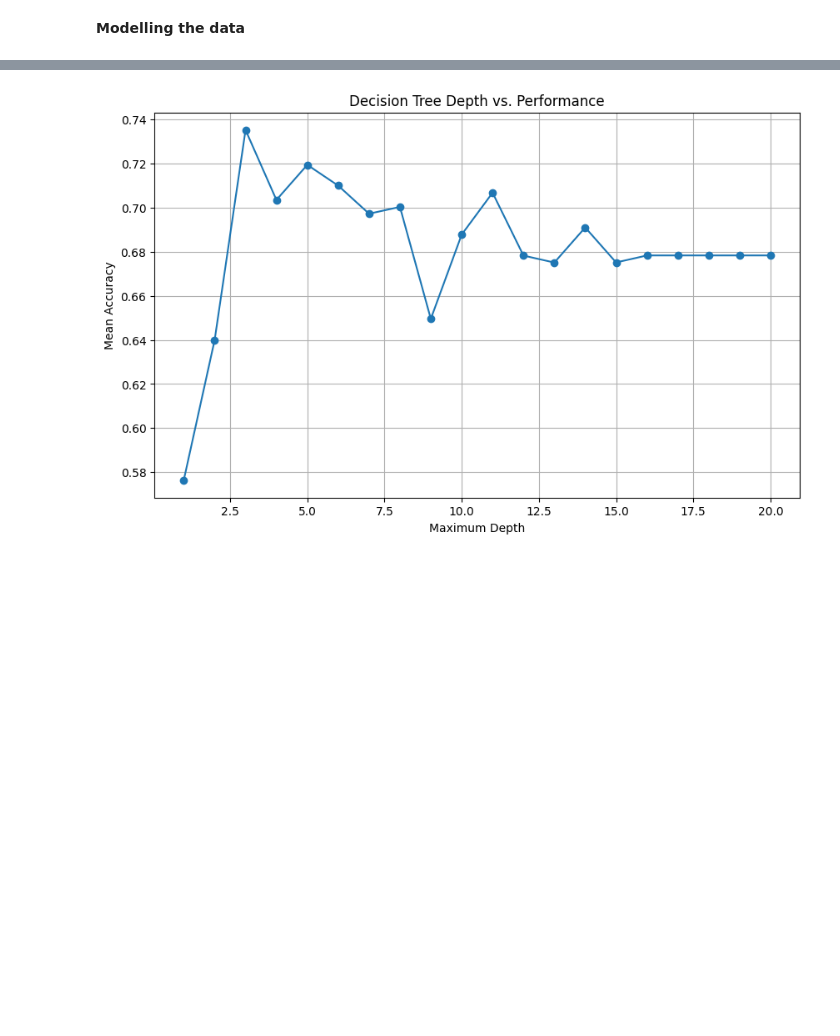
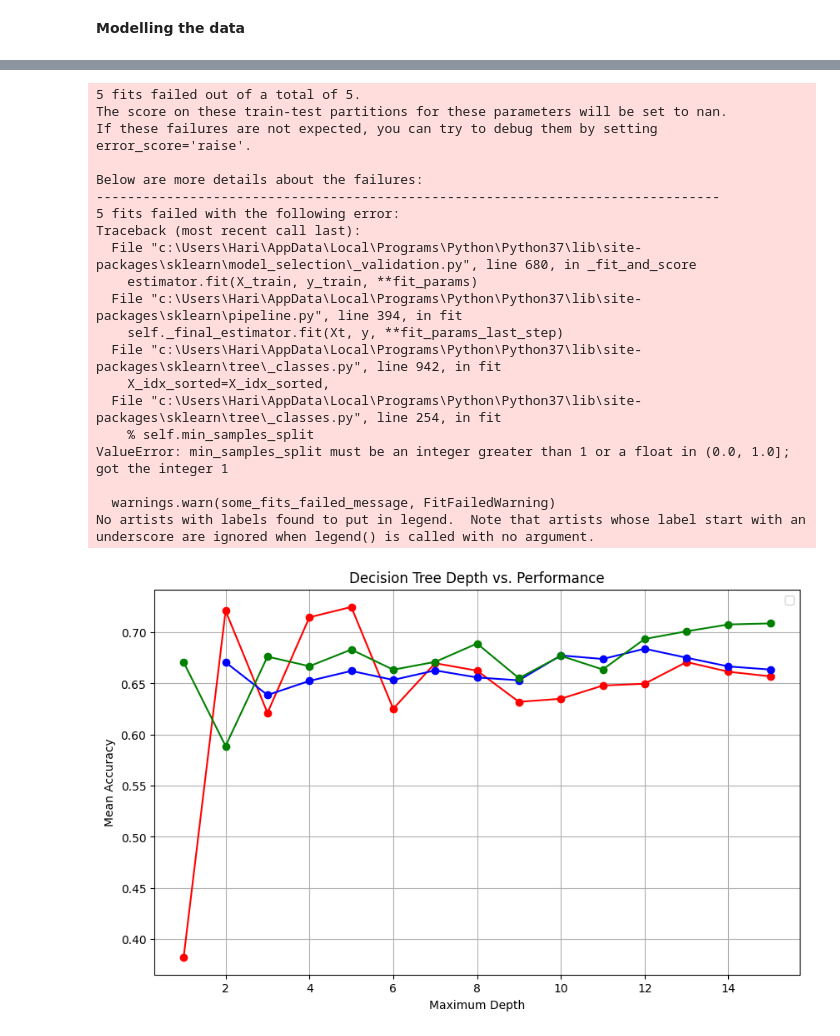
Before and after one commit to mjzdych/itds_project, a Jupyter notebook: itds_assignment3.ipynb, the cells around one changed output, grey strips where cells are left out. Saved outputs shown, nothing was run; the diff lists cells and outputs as text; code cells hidden in the pictures; blank space fills up the shorter version.

Commit message:
validation

```diff
--- a/itds_assignment3.ipynb
+++ b/itds_assignment3.ipynb
@@ -142,7 +142,6 @@ Name: ind-languages, dtype: int64
 **Modelling the data**
 # %%
 df_train, df_test = skl.model_selection.train_test_split(filtered_df, test_size=0.20, random_state=9, shuffle=True)
-df_train, df_val = skl.model_selection.train_test_split(df_train, test_size=0.20, random_state=9, shuffle=True)
 df_train.head()
 # %% [output]
 |  | Id | gender | age | nationality | sport | ind-university_grade | ind-debateclub | ... |
@@ -269,38 +268,99 @@ weighted avg       0.70      0.68      0.67        79
 # %%
 
 
 # Define a range of maximum depths to test
-max_depths = np.arange(1, 21)  # You can adjust the range as needed
+max_depths = np.arange(1, 16)  # You can adjust the range as needed
+min_samples_split_values = [2, 5, 6, 10, 13, 15]
+min_samples_leaf_values = [1, 2, 4]
 
 # Initialize lists to store mean cross-validation scores for each depth
-mean_scores = []
+mean_scores_depth = []
 
 # Iterate over different maximum depths
 for depth in max_depths:
     # Create a decision tree classifier with the current depth
     classifier = DecisionTreeClassifier(max_depth=depth, random_state=42)
 
     # Create a pipeline with the current classifier
     pipeline = Pipeline(steps=[('preprocessor', preprocessor),
                                ('classifier', classifier)])
 
     # Perform cross-validation (adjust cv parameter as needed)
-    scores = cross_val_score(pipeline, X_train, y_train, cv=5, scoring='accuracy')
+    scores = cross_val_score(pipeline, X_train, y_train, cv=5, scoring='f1')
 
     # Compute the mean score for this depth
     mean_score = np.mean(scores)
-    mean_scores.append(mean_score)
+    mean_scores_depth.append(mean_score)
+
+mean_scores_samples = []
+
+# Iterate over different maximum depths
+for depth in max_depths:
+    # Create a decision tree classifier with the current depth
+    classifier = DecisionTreeClassifier(min_samples_split=depth, random_state=42)
+
+    # Create a pipeline with the current classifier
+    pipeline = Pipeline(steps=[('preprocessor', preprocessor),
+                               ('classifier', classifier)])
+
+    # Perform cross-validation (adjust cv parameter as needed)
+    scores = cross_val_score(pipeline, X_train, y_train, cv=5, scoring='f1')
+
+    # Compute the mean score for this depth
+    mean_score = np.mean(scores)
+    mean_scores_samples.append(mean_score)
+
+mean_scores_leaves = []
+
+# Iterate over different maximum depths
+for depth in max_depths:
+    # Create a decision tree classifier with the current depth
+    classifier = DecisionTreeClassifier(min_samples_leaf=depth, random_state=42)
+
+    # Create a pipeline with the current classifier
+    pipeline = Pipeline(steps=[('preprocessor', preprocessor),
+                               ('classifier', classifier)])
+
+    # Perform cross-validation (adjust cv parameter as needed)
+    scores = cross_val_score(pipeline, X_train, y_train, cv=5, scoring='f1')
+
+    # Compute the mean score for this depth
+    mean_score = np.mean(scores)
+    mean_scores_leaves.append(mean_score)
 
 # Plot the results
 plt.figure(figsize=(10, 6))
-plt.plot(max_depths, mean_scores, marker='o', linestyle='-')
+plt.plot(max_depths, mean_scores_depth, marker='o', linestyle='-', color='red')
+plt.plot(max_depths, mean_scores_samples, marker='o', linestyle='-', color='blue')
+plt.plot(max_depths, mean_scores_leaves, marker='o', linestyle='-', color='green')
 plt.title('Decision Tree Depth vs. Performance')
 plt.xlabel('Maximum Depth')
 plt.ylabel('Mean Accuracy')
+plt.legend()
 plt.grid(True)
 plt.show()
 # %% [output]
+5 fits failed out of a total of 5.
+The score on these train-test partitions for these parameters will be set to nan.
+If these failures are not expected, you can try to debug them by setting error_score='raise'.
+
+Below are more details about the failures:
+--------------------------------------------------------------------------------
+5 fits failed with the following error:
+Traceback (most recent call last):
+  File "c:\Users\Hari\AppData\Local\Programs\Python\Python37\lib\site-packages\sklearn\model_selection\_validation.py", line 680, in _fit_and_score
+    estimator.fit(X_train, y_train, **fit_params)
+  File "c:\Users\Hari\AppData\Local\Programs\Python\Python37\lib\site-packages\sklearn\pipeline.py", line 394, in fit
+    self._final_estimator.fit(Xt, y, **fit_params_last_step)
+  File "c:\Users\Hari\AppData\Local\Programs\Python\Python37\lib\site-packages\sklearn\tree\_classes.py", line 942, in fit
+    X_idx_sorted=X_idx_sorted,
+  File "c:\Users\Hari\AppData\Local\Programs\Python\Python37\lib\site-packages\sklearn\tree\_classes.py", line 254, in fit
+    % self.min_samples_split
+ValueError: min_samples_split must be an integer greater than 1 or a float in (0.0, 1.0]; got the integer 1
+
+  warnings.warn(some_fits_failed_message, FitFailedWarning)
+No artists with labels found to put in legend.  Note that artists whose label start with an underscore are ignored when legend() is called with no argument.
-[figure, old version]
+[figure, new version]
 # %%
 # Make predictions on the validation set
 y_pred = grid_search.predict(X_test)
```
Also changed, not shown: parts of 5 cells of this notebook.
